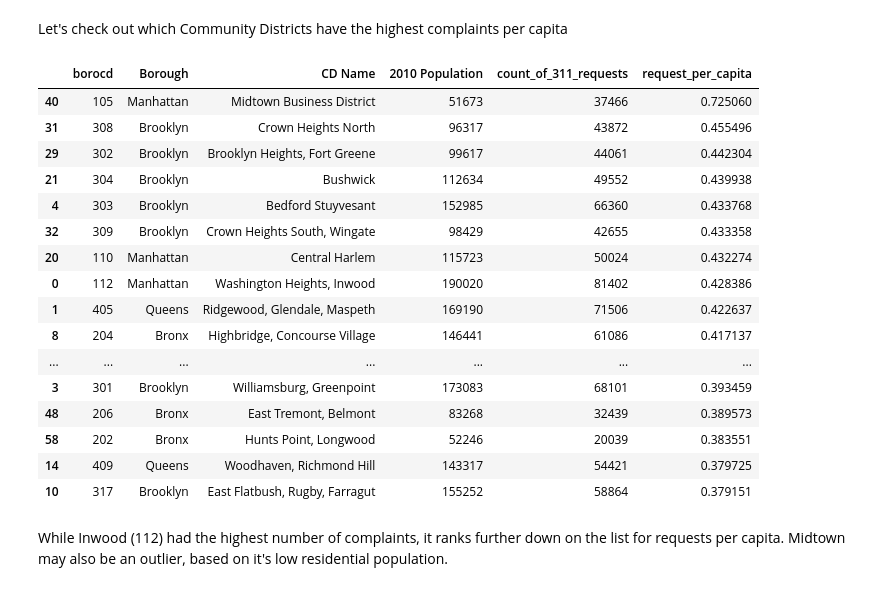
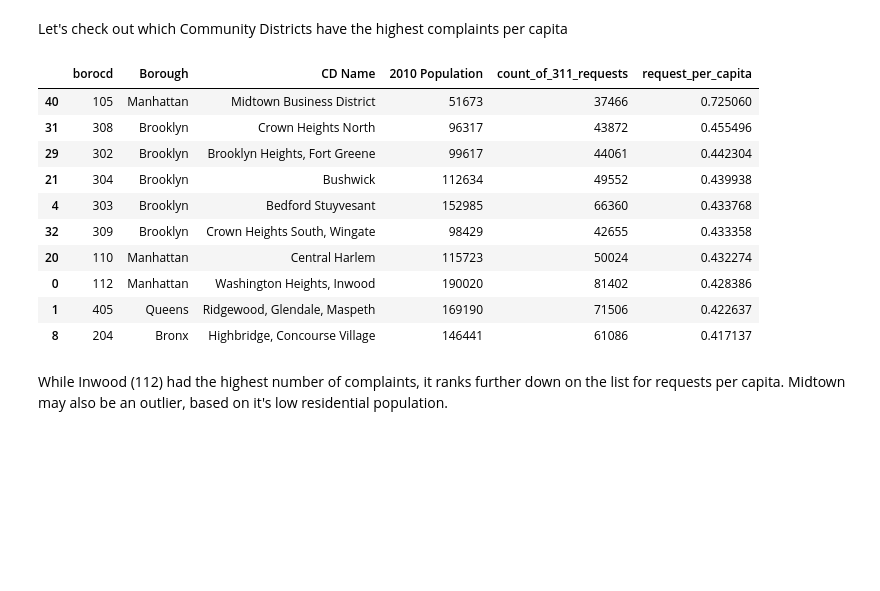
Before and after one commit to afeld/python-public-policy, a Jupyter notebook: lecture_2.ipynb, the cells around one changed output. Cells and saved outputs as stored; diff of their text form; code cells hidden in the pictures; blank space fills up the shorter version.

```diff
--- a/lecture_2.ipynb
+++ b/lecture_2.ipynb
@@ -97,0 +90,3 @@ population.head()
+# %%
+population = pd.read_csv('https://data.cityofnewyork.us/api/views/xi7c-iiu2/rows.csv')
+population.head()
@@ -208,19 +219,19 @@ cb_counts
 # %%
-# we can make this function more concise by isolating the logic that applies to all the conditions
-  def recode_borocd_counts(row):
-    if row.community_board[0] != 'U':
-      if 'MANHATTAN' in row.community_board:
-        return '1' + row.community_board[:2]
-      elif 'BRONX' in row.community_board:
-        return '2' + row.community_board[:2]
-      elif 'BROOKLYN' in row.community_board:
-        return '3' + row.community_board[:2]
-      elif 'QUEENS' in row.community_board:
-        return '4' + row.community_board[:2]
-      elif 'STATEN ISLAND' in row.community_board:
-        return '5' + row.community_board[:2]
+def recode_borocd_counts(row):
+    board = row["Community Board"]
+
+    if board[0] != 'U':
+        num = board[0:2]
+
+        if 'MANHATTAN' in board:
+            return '1' + num
+        elif 'BRONX' in board:
+            return '2' + num
+        elif 'BROOKLYN' in board:
+            return '3' + num
+        elif 'QUEENS' in board:
+            return '4' + num
+        elif 'STATEN ISLAND' in board:
+            return '5' + num
     else:
-      return 'Invalid BoroCD'
-
-cb_counts['borocd'] = cb_counts.apply(recode_borocd_counts, axis=1)
-cb_counts
+        return 'Invalid BoroCD'
@@ -361,0 +349,5 @@ cd_data
+# %%
+columns = ['borocd', 'Borough', 'CD Name', '2010 Population', 'count_of_311_requests', 'request_per_capita']
+cd_data = merged_data[columns]
+
+cd_data
@@ -362,25 +372,19 @@ cd_data
 # %% [markdown]
 Let's check out which Community Districts have the highest complaints per capita
 # %%
-cd_data.sort_values('request_per_capita', ascending=False).head(20)
+cd_data.sort_values('request_per_capita', ascending=False).head(10)
 # %% [output]
 |  | borocd | Borough | CD Name | 2010 Population | count_of_311_requests | request_per_capita |
 | 40 | 105 | Manhattan | Midtown Business District | 51673 | 37466 | 0.725060 |
 | 31 | 308 | Brooklyn | Crown Heights North | 96317 | 43872 | 0.455496 |
 | 29 | 302 | Brooklyn | Brooklyn Heights, Fort Greene | 99617 | 44061 | 0.442304 |
 | 21 | 304 | Brooklyn | Bushwick | 112634 | 49552 | 0.439938 |
 | 4 | 303 | Brooklyn | Bedford Stuyvesant | 152985 | 66360 | 0.433768 |
 | 32 | 309 | Brooklyn | Crown Heights South, Wingate | 98429 | 42655 | 0.433358 |
 | 20 | 110 | Manhattan | Central Harlem | 115723 | 50024 | 0.432274 |
 | 0 | 112 | Manhattan | Washington Heights, Inwood | 190020 | 81402 | 0.428386 |
 | 1 | 405 | Queens | Ridgewood, Glendale, Maspeth | 169190 | 71506 | 0.422637 |
 | 8 | 204 | Bronx | Highbridge, Concourse Village | 146441 | 61086 | 0.417137 |
-| ... | ... | ... | ... | ... | ... | ... |
-| 3 | 301 | Brooklyn | Williamsburg, Greenpoint | 173083 | 68101 | 0.393459 |
-| 48 | 206 | Bronx | East Tremont, Belmont | 83268 | 32439 | 0.389573 |
-| 58 | 202 | Bronx | Hunts Point, Longwood | 52246 | 20039 | 0.383551 |
-| 14 | 409 | Queens | Woodhaven, Richmond Hill | 143317 | 54421 | 0.379725 |
-| 10 | 317 | Brooklyn | East Flatbush, Rugby, Farragut | 155252 | 58864 | 0.379151 |
 # %% [markdown]
 While Inwood (112) had the highest number of complaints, it ranks further down on the list for requests per capita. Midtown may also be an outlier, based on it's low residential population.
 # %% [markdown]
```
Also changed, not shown: parts of 46 cells of this notebook.
